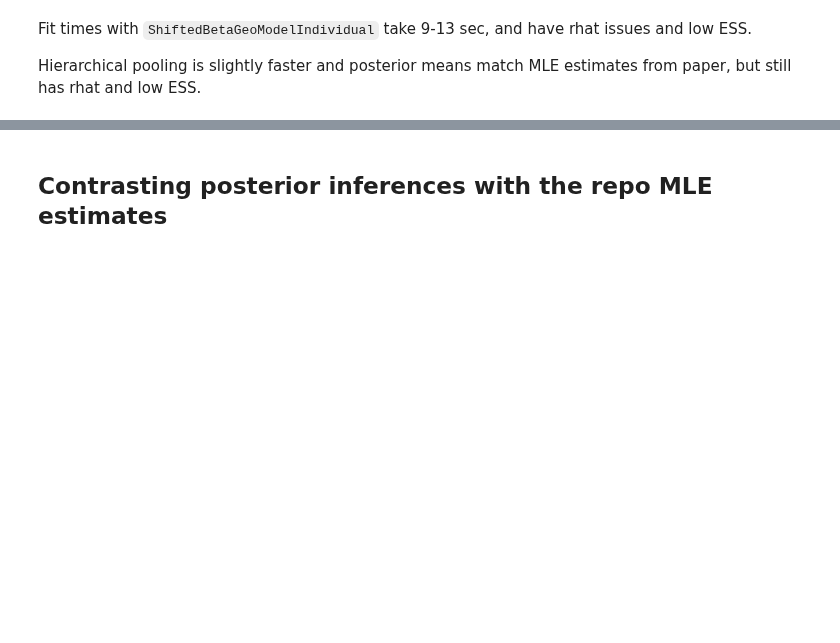
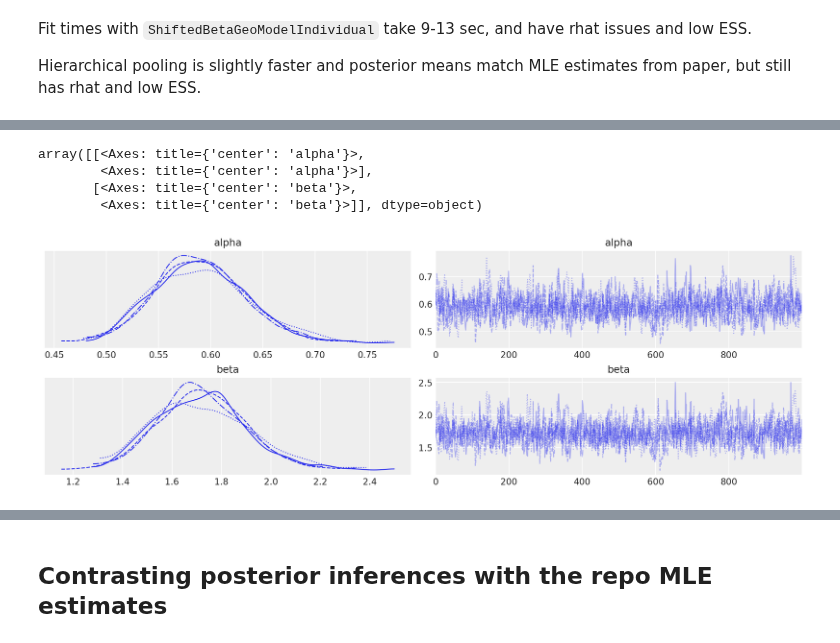
Before and after one commit to ColtAllen/pymc-marketing, a Jupyter notebook: docs/source/notebooks/clv/dev/sBG-Population.ipynb, the cells around one changed output, grey strips where cells are left out. Saved outputs shown, nothing was run; the diff lists cells and outputs as text; code cells hidden in the pictures; blank space fills up the shorter version.

```diff
--- a/docs/source/notebooks/clv/dev/sBG-Population.ipynb
+++ b/docs/source/notebooks/clv/dev/sBG-Population.ipynb
@@ -279 +261,9 @@ Sampling 4 chains for 1_000 tune and 1_000 draw iterations (4_000 + 4_000 draws
+# %%
+az.plot_trace(idata)
+# %% [output]
+array([[<Axes: title={'center': 'alpha'}>,
+        <Axes: title={'center': 'alpha'}>],
+       [<Axes: title={'center': 'beta'}>,
+        <Axes: title={'center': 'beta'}>]], dtype=object)
+[figure, added]
 # %%
```
Also changed, not shown: parts of 6 cells of this notebook, 3 other files.
